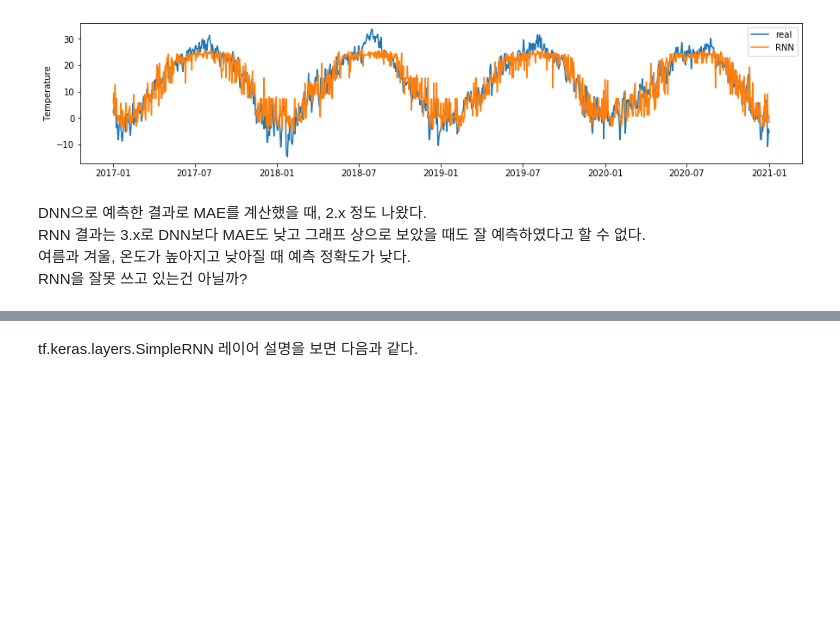
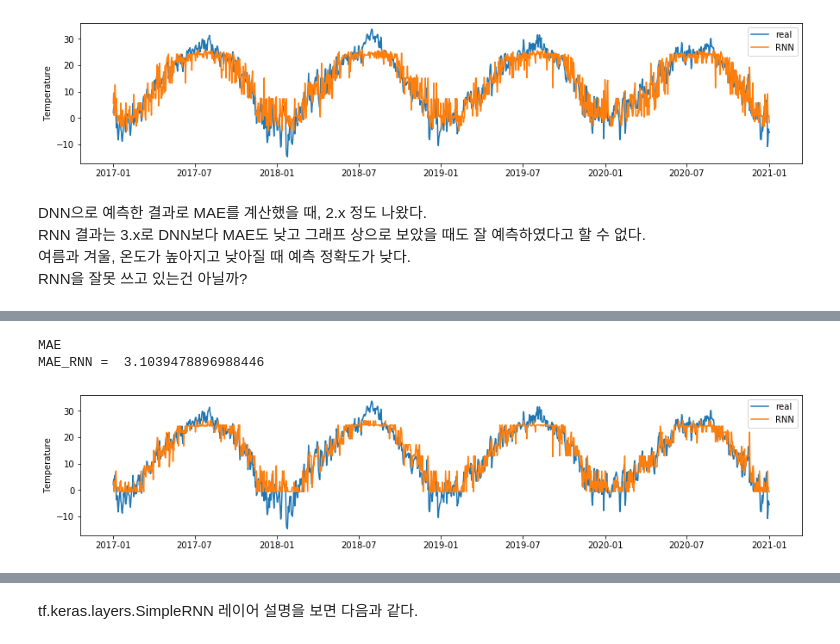
Before and after one commit to ParkSunA/Temperature-Prediction, a Jupyter notebook: RNN 제대로 파악하기.ipynb, the cells around one changed output, grey strips where cells are left out. Saved outputs shown, nothing was run; the diff lists cells and outputs as text; code cells hidden in the pictures; blank space fills up the shorter version.

```diff
--- a/RNN 제대로 파악하기.ipynb
+++ b/RNN 제대로 파악하기.ipynb
@@ -170,0 +255,19 @@ RNN을 잘못 쓰고 있는건 아닐까?
+# %%
+time = pd.to_datetime(test['일시'])
+
+pred_RNN = RNN.predict(testX.values.reshape(-1,1,44)).reshape(-1,)
+
+
+plt.figure(figsize = (15,3))
+plt.plot(time,testY.reset_index()['Y'])
+plt.plot(time,pred_RNN)
+
+plt.ylabel('Temperature')
+plt.legend(['real','RNN'])
+
+print('MAE')
+print('MAE_RNN = ',(((testY-pred_RNN.reshape(-1,))**2)**0.5).mean())
+# %% [output]
+MAE
+MAE_RNN =  3.1039478896988446
+[figure, added]
```
Also changed, not shown: parts of 7 cells of this notebook.
